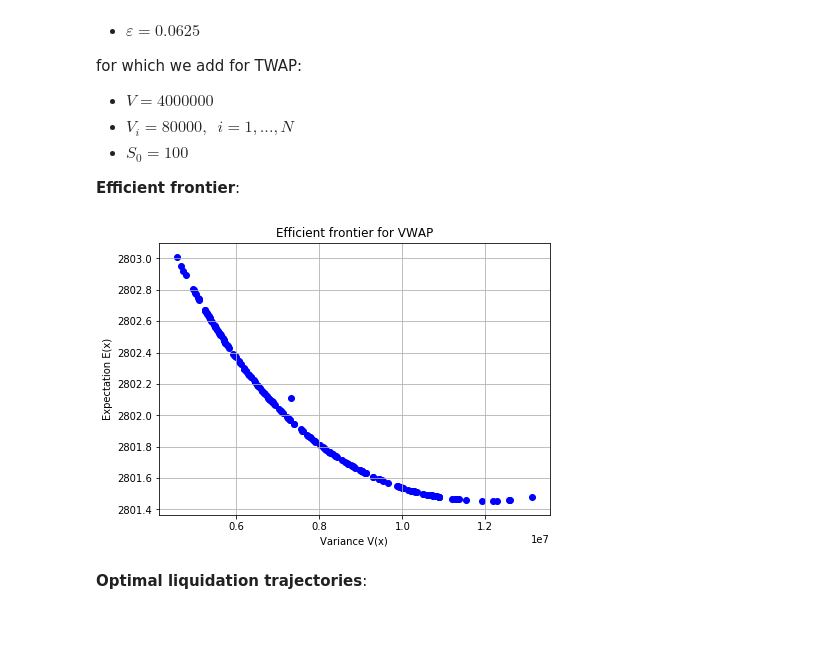
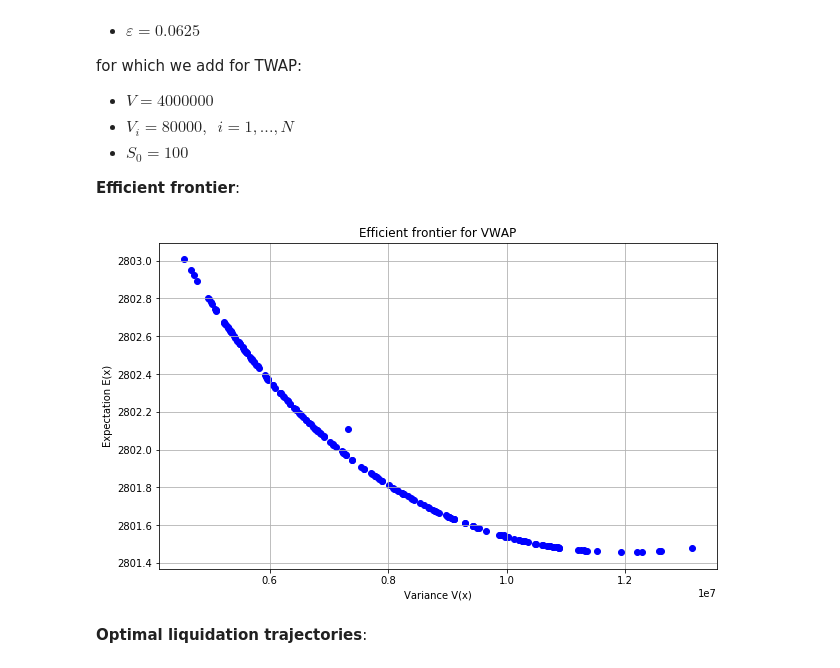
Before and after one commit to IlluvatarEru/ElectronicMarkets, a Jupyter notebook: Almgren-Chriss - Efficient Frontier.ipynb, the cells around one changed output. Saved outputs shown, nothing was run; the diff lists cells and outputs as text; code cells hidden in the pictures; blank space fills up the shorter version.

```diff
--- a/Almgren-Chriss - Efficient Frontier.ipynb
+++ b/Almgren-Chriss - Efficient Frontier.ipynb
@@ -326,22 +326,22 @@ Now we plot the **efficient frontier** for implementation shortfall:
 # %%
 risks = np.linspace(0.1*10**(-7), 5.0*10**(-7), 200)
 
-x = []
-y = []
+x_IS = []
+y_IS = []
 
 for r in risks:
     temp = efficient_frontier_IS(X=40000, risk=r, nb_T=50,
                                  tau=0.5, gamma=2.5*10**(-7), eta=2.5*10**(-6),
                                  eps=0.0625, plot='False')
 
-    x.append(temp[2])  # V(x)
-    y.append(temp[1])  # E(x)
+    x_IS.append(temp[2])  # V(x)
+    y_IS.append(temp[1])  # E(x)
 
 # Plotting
-plt.figure(figsize=(10,6))
+plt.figure(figsize=(12,6))
 
 # Optimal strategies
-plt.scatter(x, y, marker='o', cmap='jet', c=risks)
+plt.scatter(x_IS, y_IS, marker='o', cmap='jet', c=risks)
 plt.plot(x_naive, y_naive, "ro", lw=2, markersize=10, label='Minimum impact', markeredgecolor='red')
 plt.grid(True)
 
@@ -696,43 +696,41 @@ v = np.ones((nb_T,1)) * V / nb_T
 risks = np.linspace(0.1*10**(-7), 5.0*10**(-7), 200)
 #risks = np.array([1, 2, 3, 4, 5])
 
-x = []
-y = []
+x_VWAP = []
+y_VWAP = []
 
 for r in risks:
     temp = efficient_frontier_VWAP(X=X, risk=r, nb_T=nb_T,
                                    v=v,
                                    sigma=0.3,
                                    s0=100,
                                    tau=0.5,
                                    gamma=2.5*10**(-7),
                                    eta=2.5*10**(-6),
                                    eps=0.0625,
                                    plot='False')
 
-    x.append(temp[2])  # V(x)
-    y.append(temp[1])  # E(x)
+    x_VWAP.append(temp[2])  # V(x)
+    y_VWAP.append(temp[1])  # E(x)
 
-x = np.asarray(x)
-y = np.asarray(y)
 
 # Plotting
 # plt.figure(figsize=(10,6))
-plt.figure(figsize=(7,5))
+plt.figure(figsize=(10,6))
 
 # Optimal strategies
-plt.scatter(x, y, marker='o', color='blue')
-# plt.scatter(x, y, marker='o', cmap='jet', c=risks)
+plt.scatter(x_VWAP, y_VWAP, marker='o', color='blue')
+#plt.scatter(x, y, marker='o', cmap='jet', c=risks)  # doesn't work for some reason
 plt.grid(True)
 
 plt.xlabel('Variance V(x)')
 plt.ylabel('Expectation E(x)')
 plt.title('Efficient frontier for VWAP')
 # plt.colorbar(label='Risk aversion $\lambda$')
 plt.savefig('efficient_frontier_VWAP.png')
 plt.show()
 # %% [output]
-[figure, old version]
+[figure, new version]
 # %% [markdown]
 **Optimal liquidation trajectories**:
 # %%
```
Also changed, not shown: parts of 4 cells of this notebook, 3 other files.
